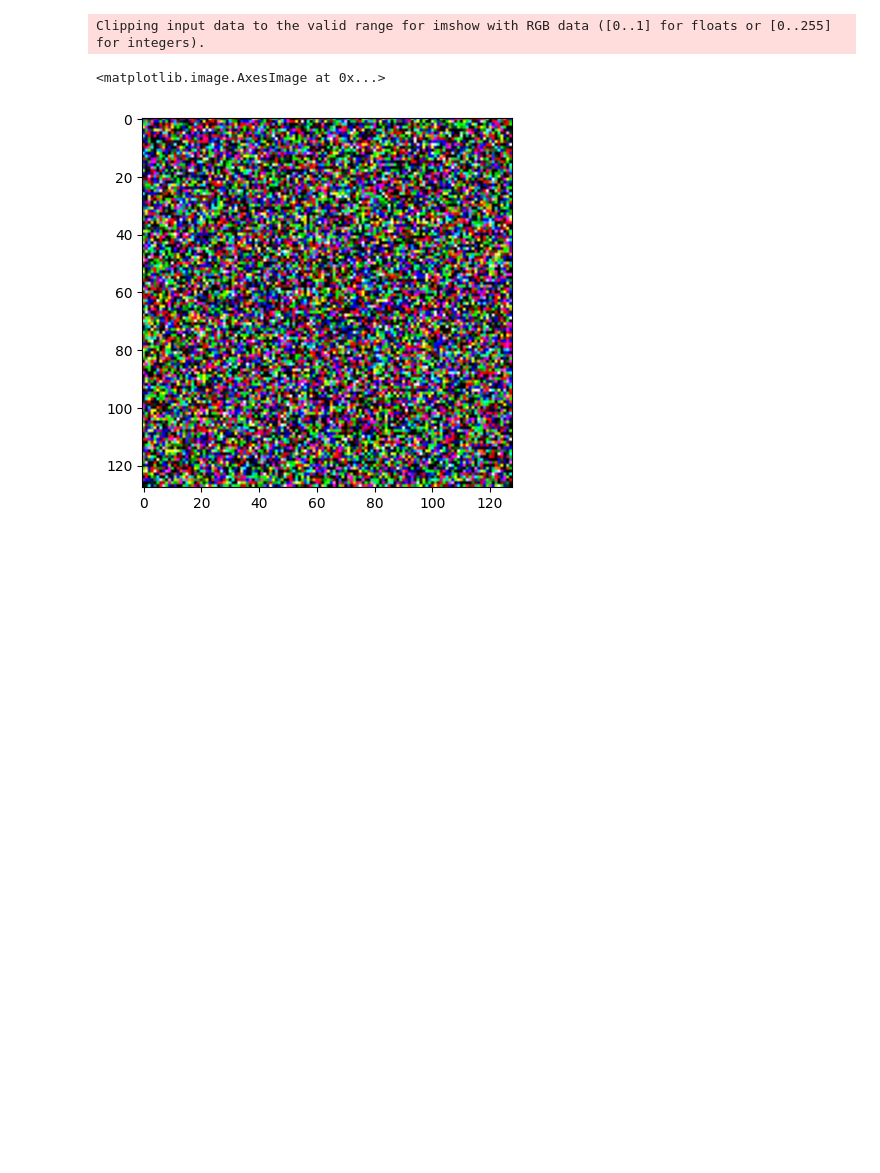
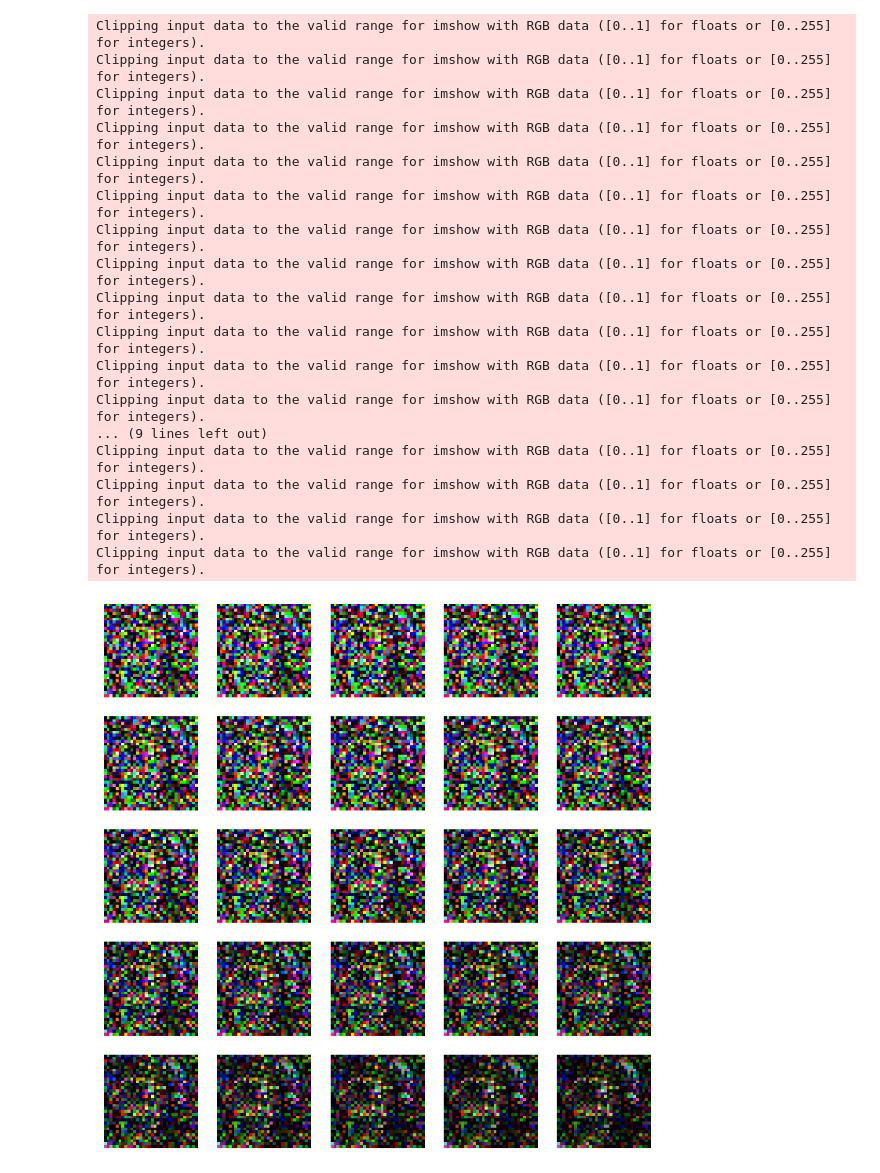
Before and after one commit to sonwe1e/PracticalLearning, a Jupyter notebook: Diffusion/DenoisingDiffusionModels/demo.ipynb, the cells around one changed output. Saved outputs shown, nothing was run; the diff lists cells and outputs as text; code cells hidden in the pictures; blank space fills up the shorter version.

```diff
--- a/Diffusion/DenoisingDiffusionModels/demo.ipynb
+++ b/Diffusion/DenoisingDiffusionModels/demo.ipynb
@@ -1,13 +0,0 @@
-# %%
-from Unet import Unet
-from ddpm import GaussianDiffusion, Trainer
-import torch
-
-Unet = Unet(3)
-Unet.load_state_dict(
-    torch.load("/home/sonwe1e/WorkStation/PracticalLearning/best_model.pt")
-)
-Unet.eval()
-diffusion = GaussianDiffusion(Unet, 1e-4, 1e-2, 1000)
-data_path = "/home/sonwe1e/WorkStation/Dataset/FFHQ/64x64/"
-result = diffusion.sample(9, 1000, image_size=(3, 64, 64))
@@ -27,0 +1,20 @@ result[0].max(), result[0].min()
+# %%
+from Unet import Unet
+from dpm import GaussianDiffusion
+import torch
+from option import get_option
+from tqdm import tqdm
+
+opt = get_option()
+Unet = Unet(3, opt.num_res, opt.num_channels, opt.n, opt.scale)
+ckpt = torch.load(
+    "./checkpoints/is_32+s_1+n_3/epoch=11-train_psnr=62.9890.ckpt"
+)["state_dict"]
+for k in list(ckpt.keys()):
+    if "ema" in k:
+        ckpt.pop(k)
+        continue
+    ckpt[k.replace("diffusion.model.", "")] = ckpt.pop(k)
+
+Unet.load_state_dict(ckpt)
+Unet.eval()
@@ -28,6 +231,25 @@ result[0].max(), result[0].min()
 # %%
-plt.imshow(result[1][0][0].permute(1, 2, 0).cpu().detach().numpy())
+for i in range(25):
+    plt.subplot(5, 5, i + 1)
+    plt.imshow(result[1][i][0].permute(1, 2, 0).cpu().numpy())
+    plt.axis("off")
+plt.show()
 # %% [output]
 Clipping input data to the valid range for imshow with RGB data ([0..1] for floats or [0..255] for integers).
+Clipping input data to the valid range for imshow with RGB data ([0..1] for floats or [0..255] for integers).
+Clipping input data to the valid range for imshow with RGB data ([0..1] for floats or [0..255] for integers).
+Clipping input data to the valid range for imshow with RGB data ([0..1] for floats or [0..255] for integers).
+Clipping input data to the valid range for imshow with RGB data ([0..1] for floats or [0..255] for integers).
+Clipping input data to the valid range for imshow with RGB data ([0..1] for floats or [0..255] for integers).
+Clipping input data to the valid range for imshow with RGB data ([0..1] for floats or [0..255] for integers).
+Clipping input data to the valid range for imshow with RGB data ([0..1] for floats or [0..255] for integers).
+Clipping input data to the valid range for imshow with RGB data ([0..1] for floats or [0..255] for integers).
+Clipping input data to the valid range for imshow with RGB data ([0..1] for floats or [0..255] for integers).
+Clipping input data to the valid range for imshow with RGB data ([0..1] for floats or [0..255] for integers).
+Clipping input data to the valid range for imshow with RGB data ([0..1] for floats or [0..255] for integers).
+... (9 lines left out)
+Clipping input data to the valid range for imshow with RGB data ([0..1] for floats or [0..255] for integers).
+Clipping input data to the valid range for imshow with RGB data ([0..1] for floats or [0..255] for integers).
+Clipping input data to the valid range for imshow with RGB data ([0..1] for floats or [0..255] for integers).
+Clipping input data to the valid range for imshow with RGB data ([0..1] for floats or [0..255] for integers).
-<matplotlib.image.AxesImage at 0x...>
-[figure, old version]
+[figure, new version]
```
Also changed, not shown: parts of 5 cells of this notebook, 55 other files.
